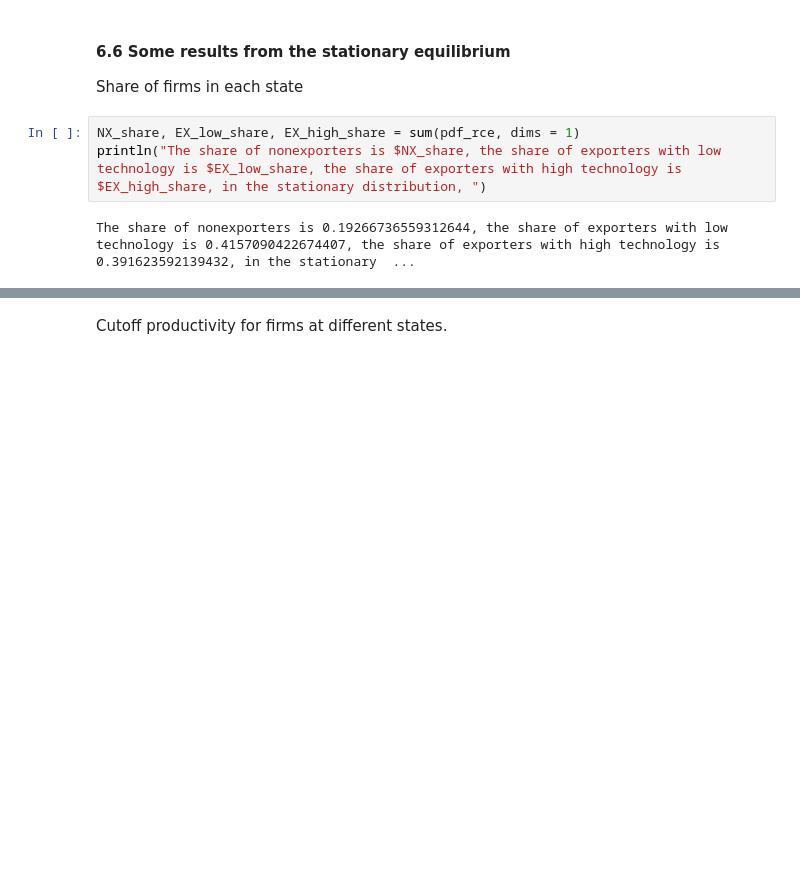
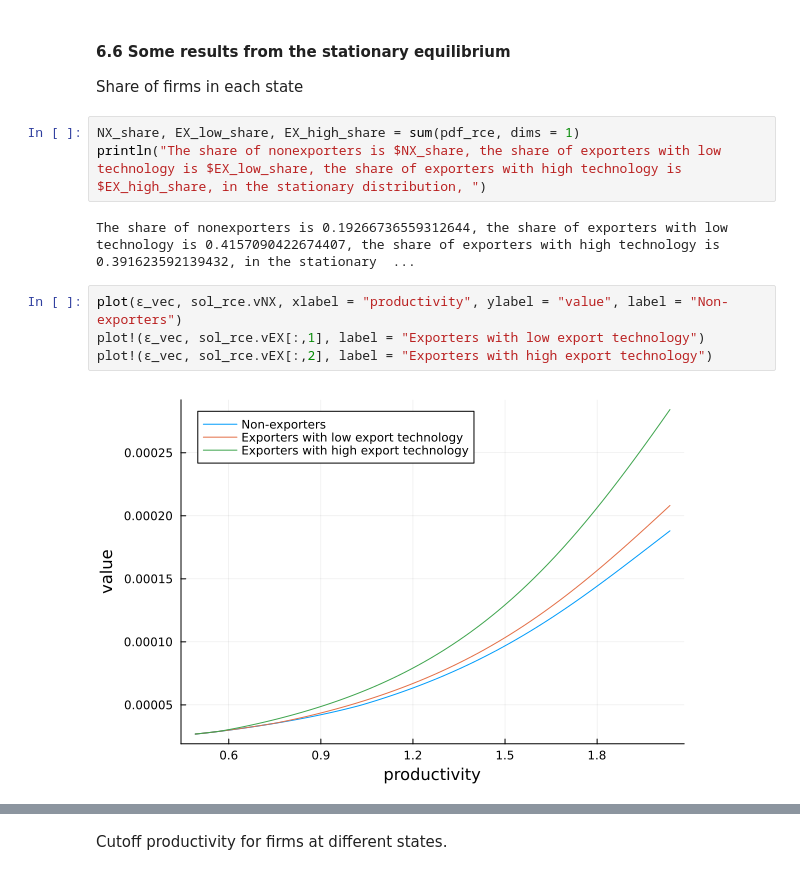
Before and after one commit to CompEconCrashCourse/CompEconCrashCourse.github.io, a Jupyter notebook: Julia/Lectures/Julia_Lec_5_Compecon_Xing_Xu.ipynb, the cells around one changed output, grey strips where cells are left out. Drawn from its saved outputs; the diff is of its cells as text; blank space fills up the shorter version.

```diff
--- a/Julia/Lectures/Julia_Lec_5_Compecon_Xing_Xu.ipynb
+++ b/Julia/Lectures/Julia_Lec_5_Compecon_Xing_Xu.ipynb
@@ -640,3 +640,9 @@ NX_share, EX_low_share, EX_high_share = sum(pdf_rce, dims = 1)
 println("The share of nonexporters is $NX_share, the share of exporters with low technology is $EX_low_share, the share of exporters with high technology is $EX_high_share, in the stationary distribution, ")
 # %% [output]
 The share of nonexporters is 0.19266736559312644, the share of exporters with low technology is 0.4157090422674407, the share of exporters with high technology is 0.391623592139432, in the stationary  ...
+# %%
+plot(ϵ_vec, sol_rce.vNX, xlabel = "productivity", ylabel = "value", label = "Non-exporters")
+plot!(ϵ_vec, sol_rce.vEX[:,1], label = "Exporters with low export technology")
+plot!(ϵ_vec, sol_rce.vEX[:,2], label = "Exporters with high export technology")
+# %% [output]
+[figure, added]
```
Also changed, not shown: parts of 12 cells of this notebook, 24 other files.
